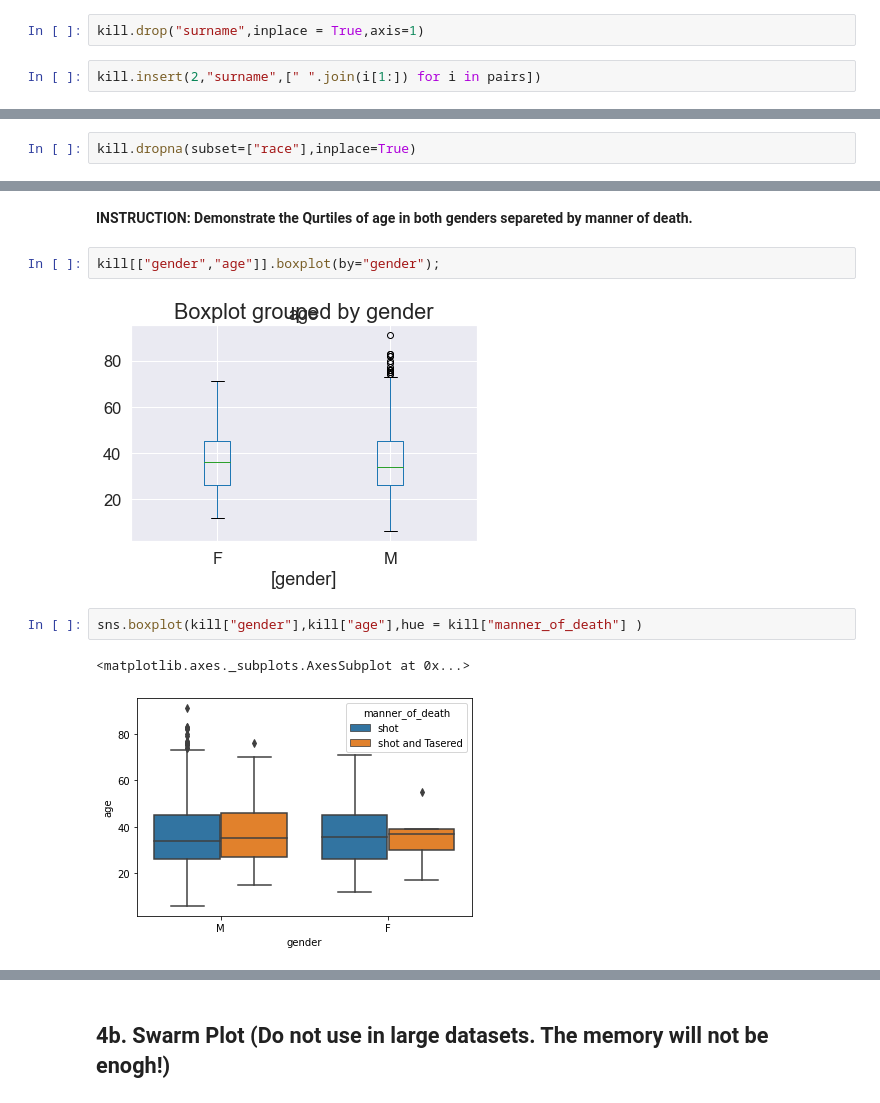
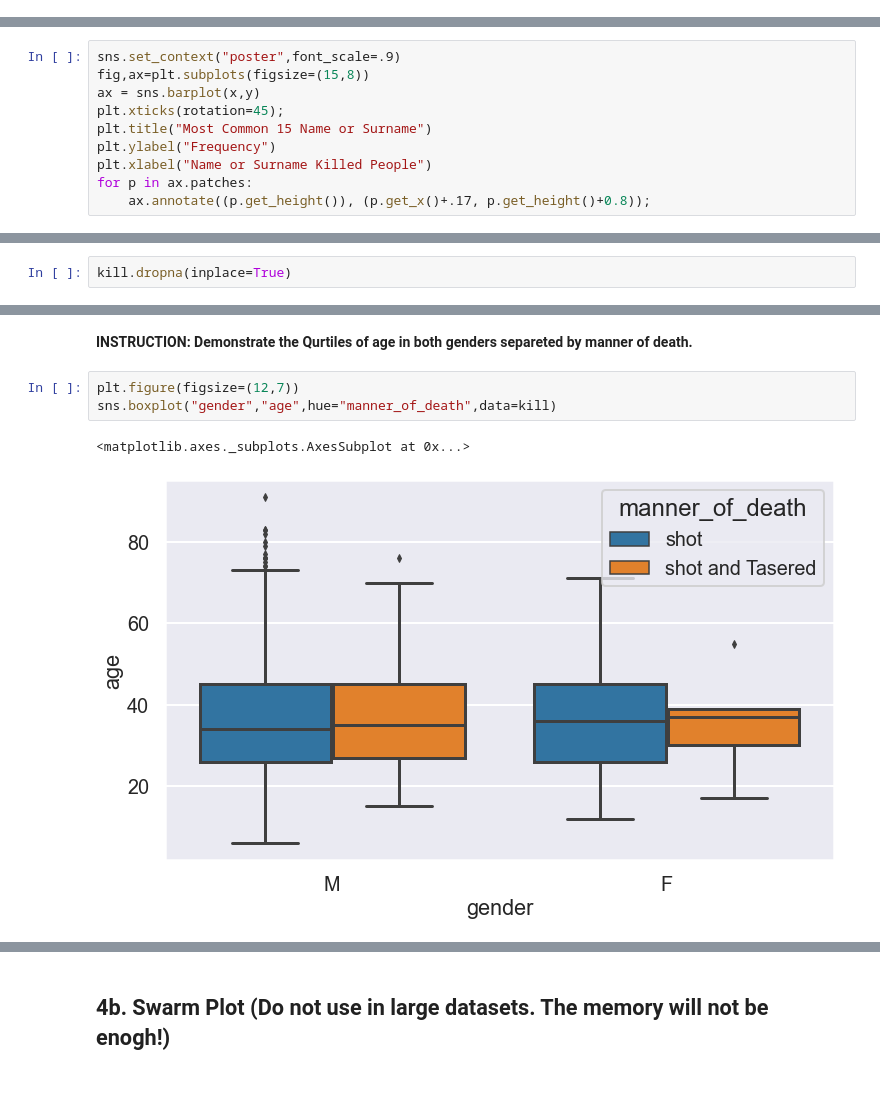
Before and after one commit to mkdtycl96/PoliceKill_Project, a Jupyter notebook: USA_Fatal_Police_Shoot_Analyse_student_version.ipynb, the cells around one changed output, grey strips where cells are left out. Saved outputs shown, nothing was run; the diff lists cells and outputs as text.

Commit message:
we visualized three diffirent table

```diff
--- a/USA_Fatal_Police_Shoot_Analyse_student_version.ipynb
+++ b/USA_Fatal_Police_Shoot_Analyse_student_version.ipynb
@@ -172,4 +226,0 @@ kill["surname"] = ["".join(i[1:]) for i in pairs]
-# %%
-kill.drop("surname",inplace = True,axis=1)
-# %%
-kill.insert(2,"surname",[" ".join(i[1:]) for i in pairs])
@@ -231,0 +469,10 @@ Text(0.5, 0, 'Name or Surname of killed People')
+# %%
+sns.set_context("poster",font_scale=.9)
+fig,ax=plt.subplots(figsize=(15,8))
+ax = sns.barplot(x,y)
+plt.xticks(rotation=45);
+plt.title("Most Common 15 Name or Surname")
+plt.ylabel("Frequency")
+plt.xlabel("Name or Surname Killed People")
+for p in ax.patches:
+    ax.annotate((p.get_height()), (p.get_x()+.17, p.get_height()+0.8));
@@ -279,4 +528,4 @@ Problem: missing value on race column.
 # %% [markdown]
 **INSTRUCTION-1: Drop the all raws that contain missing value (dropna)**
 # %%
-kill.dropna(subset=["race"],inplace=True)
+kill.dropna(inplace=True)
@@ -306,12 +569,9 @@ kill.manner_of_death.unique()
 array(['shot', 'shot and Tasered'], dtype=object)
 # %% [markdown]
 **INSTRUCTION: Demonstrate the Qurtiles of age in both genders separeted by manner of death.**
-# %%
-kill[["gender","age"]].boxplot(by="gender");
-# %% [output]
-[figure, removed]
 # %%
-sns.boxplot(kill["gender"],kill["age"],hue = kill["manner_of_death"] )
+plt.figure(figsize=(12,7))
+sns.boxplot("gender","age",hue="manner_of_death",data=kill)
 # %% [output]
 <matplotlib.axes._subplots.AxesSubplot at 0x...>
-[figure, old version]
+[figure, new version]
```
Also changed, not shown: parts of 139 cells of this notebook.
